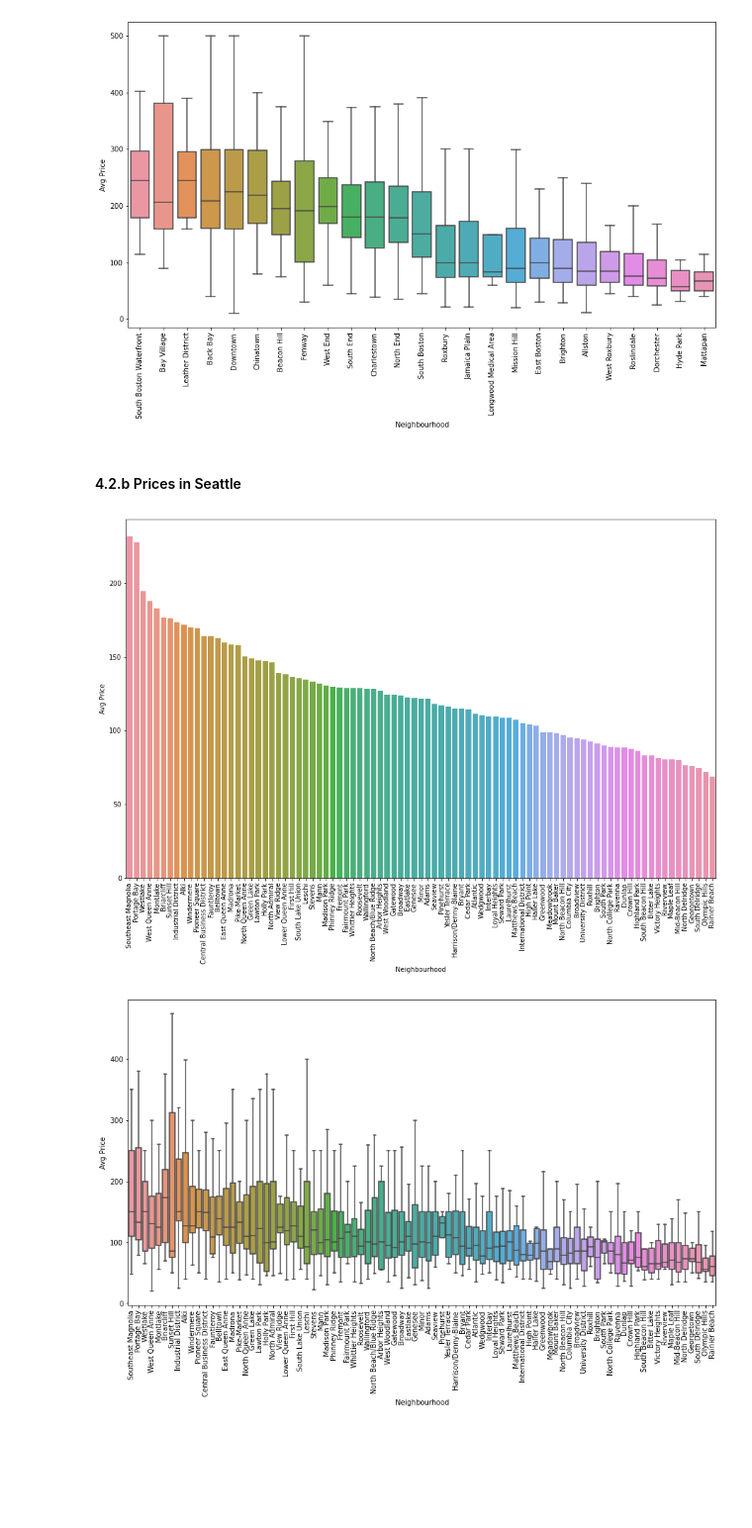
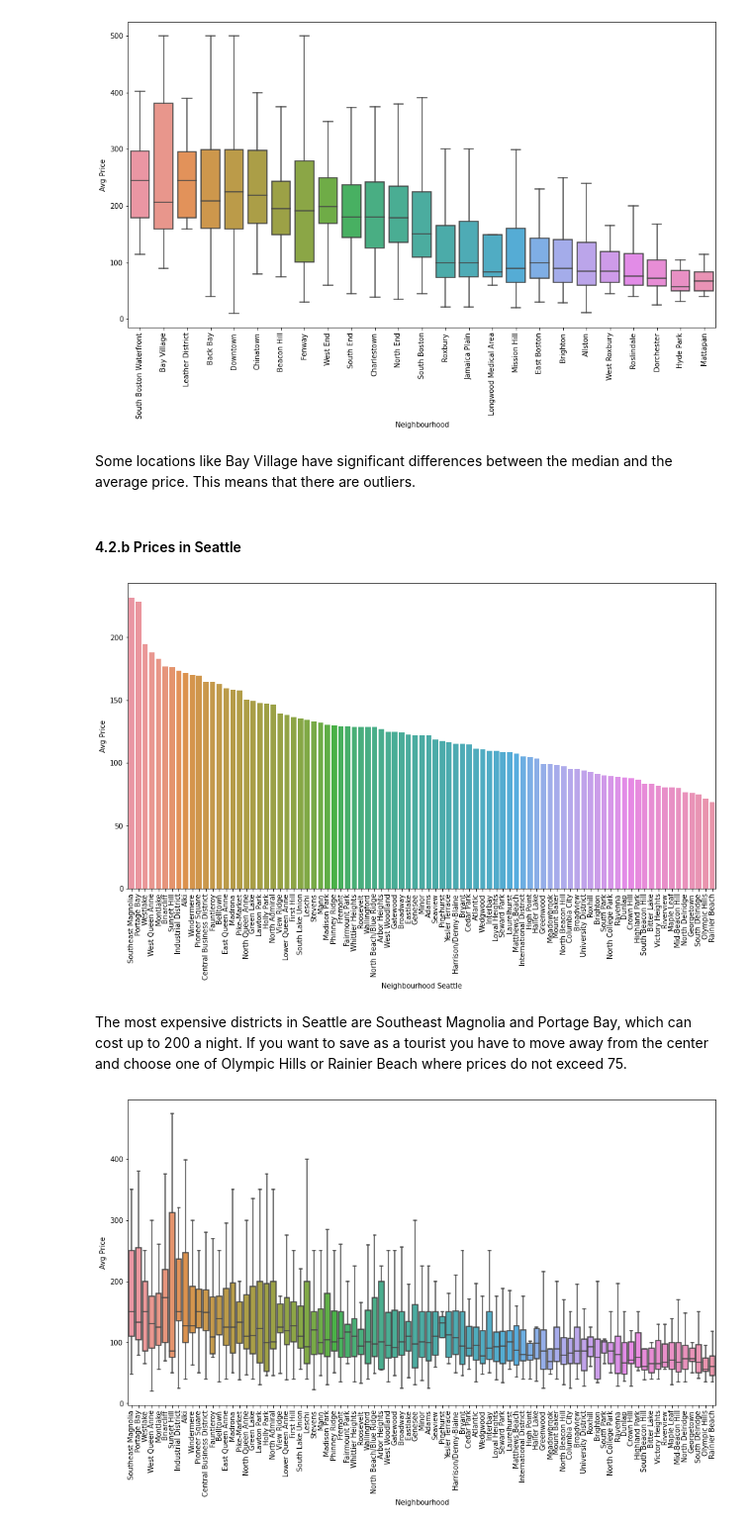
Before and after one commit to chrapkus/airbnb-analysis, a Jupyter notebook: airbnb-data-analysis.ipynb, the cells around one changed output. Shown at 99% size. Cells and saved outputs as stored; diff of their text form; code cells hidden in the pictures; blank space fills up the shorter version.

```diff
--- a/airbnb-data-analysis.ipynb
+++ b/airbnb-data-analysis.ipynb
@@ -243,18 +203,16 @@ plt.xticks(rotation=90)
 plt.show()
 # %% [output]
 [figure]
+# %% [markdown]
+Some locations like Bay Village have significant differences between the median and the average price. This means that there are outliers.
 # %% [markdown]
 #### 4.2.b Prices in Seattle
 # %%
-listings_by_area = clean_listings[clean_listings.city == 'Seattle'].groupby(['city', 'neighbourhood_cleansed'], as_index = False).agg({'price' : 'mean', 'id' : 'count'})
-plot_order = listings_by_area.sort_values(by='price', ascending=False).neighbourhood_cleansed.values
-plt.figure(figsize = (16,10))
-ax = sns.barplot(data=listings_by_area, x="neighbourhood_cleansed", y="price",order=plot_order)
-ax.set(xlabel='Neighbourhood', ylabel='Avg Price')
-plt.xticks(rotation=90)
-plt.show()
+plot_order = bar_plot(clean_listings, 'Seattle')
 # %% [output]
-[figure, old version]
+[figure, new version]
+# %% [markdown]
+The most expensive districts in Seattle are Southeast Magnolia and Portage Bay, which can cost up to 200 a night. If you want to save as a tourist you have to move away from the center and choose one of Olympic Hills or Rainier Beach where prices do not exceed 75.
 # %%
 listings_by_area = clean_listings[clean_listings.city == 'Seattle']
 plt.figure(figsize = (15,8))
```
Also changed, not shown: parts of 19 cells of this notebook, 1 other file.
